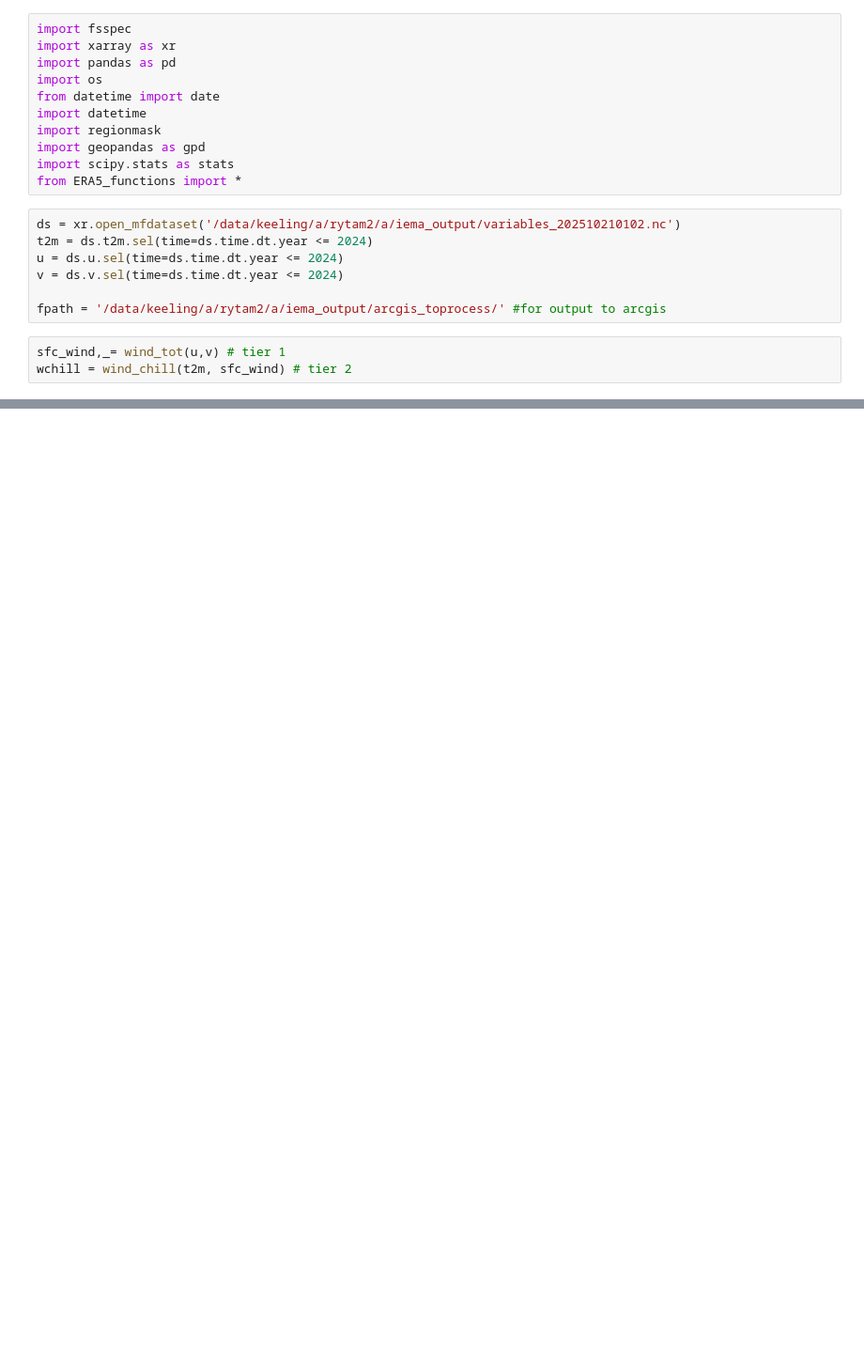
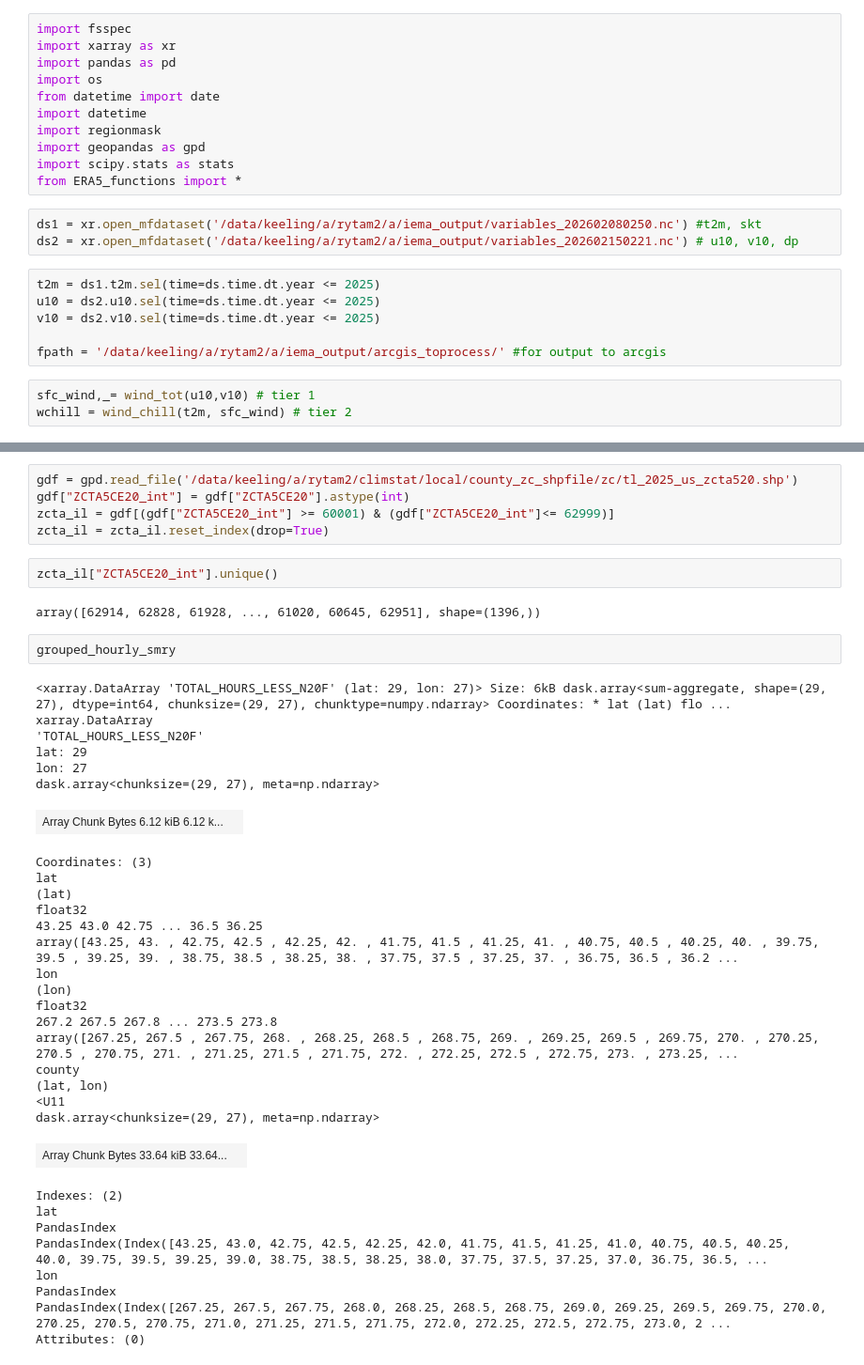
Before and after one commit to rytam2/climstat, a Jupyter notebook: local/done/windchill.ipynb, the cells around one changed output, grey strips where cells are left out. Shown at 94% size. Saved outputs shown, nothing was run; the diff lists cells and outputs as text; blank space fills up the shorter version.

Commit message:
added windchill daily stat and updated to include 2025 data.

```diff
--- a/local/done/windchill.ipynb
+++ b/local/done/windchill.ipynb
@@ -9,13 +9,15 @@ import regionmask
 import geopandas as gpd
 import scipy.stats as stats
 from ERA5_functions import *
+# %%
+ds1 = xr.open_mfdataset('/data/keeling/a/rytam2/a/iema_output/variables_202602080250.nc') #t2m, skt
+ds2 = xr.open_mfdataset('/data/keeling/a/rytam2/a/iema_output/variables_202602150221.nc') # u10, v10, dp
 # %%
-ds = xr.open_mfdataset('/data/keeling/a/rytam2/a/iema_output/variables_202510210102.nc')
-t2m = ds.t2m.sel(time=ds.time.dt.year <= 2024)
-u = ds.u.sel(time=ds.time.dt.year <= 2024)
-v = ds.v.sel(time=ds.time.dt.year <= 2024)
+t2m = ds1.t2m.sel(time=ds.time.dt.year <= 2025)
+u10 = ds2.u10.sel(time=ds.time.dt.year <= 2025)
+v10 = ds2.v10.sel(time=ds.time.dt.year <= 2025)
 
 fpath = '/data/keeling/a/rytam2/a/iema_output/arcgis_toprocess/' #for output to arcgis
 # %%
-sfc_wind,_= wind_tot(u,v) # tier 1
+sfc_wind,_= wind_tot(u10,v10) # tier 1
 wchill = wind_chill(t2m, sfc_wind) # tier 2
@@ -51,0 +70,43 @@ summary_compiled = xr.merge([grouped_hourly_smry,grouped_daily_smry])
+# %%
+gdf = gpd.read_file('/data/keeling/a/rytam2/climstat/local/county_zc_shpfile/zc/tl_2025_us_zcta520.shp')
+gdf["ZCTA5CE20_int"] = gdf["ZCTA5CE20"].astype(int)
+zcta_il = gdf[(gdf["ZCTA5CE20_int"] >= 60001) & (gdf["ZCTA5CE20_int"]<= 62999)]
+zcta_il = zcta_il.reset_index(drop=True)
+# %%
+zcta_il["ZCTA5CE20_int"].unique()
+# %% [output]
+array([62914, 62828, 61928, ..., 61020, 60645, 62951], shape=(1396,))
+# %%
+grouped_hourly_smry
+# %% [output]
+<xarray.DataArray 'TOTAL_HOURS_LESS_N20F' (lat: 29, lon: 27)> Size: 6kB dask.array<sum-aggregate, shape=(29, 27), dtype=int64, chunksize=(29, 27), chunktype=numpy.ndarray> Coordinates: * lat (lat) flo ...
+xarray.DataArray
+'TOTAL_HOURS_LESS_N20F'
+lat: 29
+lon: 27
+dask.array<chunksize=(29, 27), meta=np.ndarray>
+| Array Chunk Bytes 6.12 kiB 6.12 k... |  |
+Coordinates: (3)
+lat
+(lat)
+float32
+43.25 43.0 42.75 ... 36.5 36.25
+array([43.25, 43. , 42.75, 42.5 , 42.25, 42. , 41.75, 41.5 , 41.25, 41. , 40.75, 40.5 , 40.25, 40. , 39.75, 39.5 , 39.25, 39. , 38.75, 38.5 , 38.25, 38. , 37.75, 37.5 , 37.25, 37. , 36.75, 36.5 , 36.2 ...
+lon
+(lon)
+float32
+267.2 267.5 267.8 ... 273.5 273.8
+array([267.25, 267.5 , 267.75, 268. , 268.25, 268.5 , 268.75, 269. , 269.25, 269.5 , 269.75, 270. , 270.25, 270.5 , 270.75, 271. , 271.25, 271.5 , 271.75, 272. , 272.25, 272.5 , 272.75, 273. , 273.25, ...
+county
+(lat, lon)
+<U11
+dask.array<chunksize=(29, 27), meta=np.ndarray>
+| Array Chunk Bytes 33.64 kiB 33.64... |  |
+Indexes: (2)
+lat
+PandasIndex
+PandasIndex(Index([43.25, 43.0, 42.75, 42.5, 42.25, 42.0, 41.75, 41.5, 41.25, 41.0, 40.75, 40.5, 40.25, 40.0, 39.75, 39.5, 39.25, 39.0, 38.75, 38.5, 38.25, 38.0, 37.75, 37.5, 37.25, 37.0, 36.75, 36.5, ...
+lon
+PandasIndex
+PandasIndex(Index([267.25, 267.5, 267.75, 268.0, 268.25, 268.5, 268.75, 269.0, 269.25, 269.5, 269.75, 270.0, 270.25, 270.5, 270.75, 271.0, 271.25, 271.5, 271.75, 272.0, 272.25, 272.5, 272.75, 273.0, 2 ...
+Attributes: (0)
```
Also changed, not shown: parts of 11 cells of this notebook.
